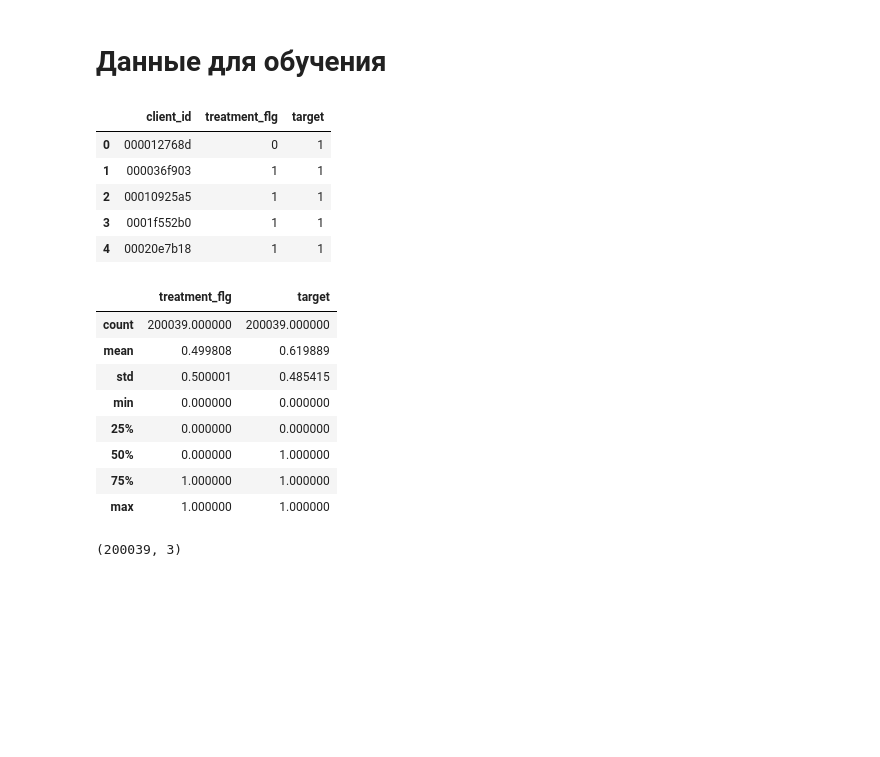
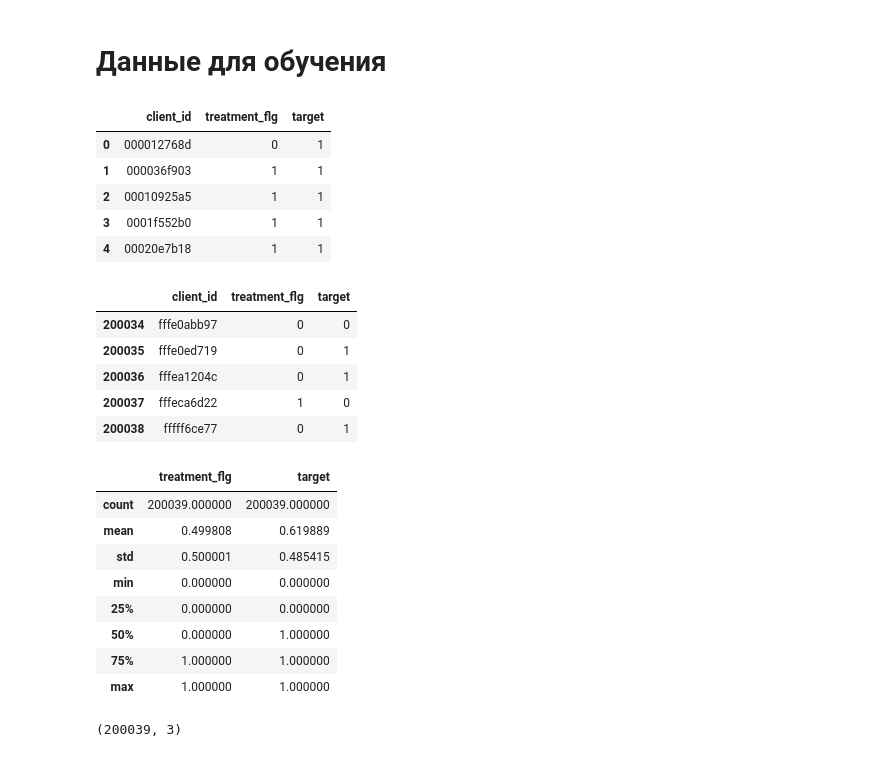
Before and after one commit to JacKira/MastersDegree, a Jupyter notebook: Notebooks/X5/DataView.ipynb, the cells around one changed output. Drawn from its saved outputs; the diff is of its cells as text; code cells hidden in the pictures; blank space fills up the shorter version.

```diff
--- a/Notebooks/X5/DataView.ipynb
+++ b/Notebooks/X5/DataView.ipynb
@@ -65,22 +65,29 @@ print(df_clients.shape)
 # %%
 df_train = pd.read_csv('D:\\Documents\\GitHub\\MastersDegree\\Datasets\\X5\\data\\uplift_train.csv')
 display(df_train.head())
+display(df_train.tail())
 display(df_train.describe())
 print(df_train.shape)
 # %% [output]
 |  | client_id | treatment_flg | target |
 | 0 | 000012768d | 0 | 1 |
 | 1 | 000036f903 | 1 | 1 |
 | 2 | 00010925a5 | 1 | 1 |
 | 3 | 0001f552b0 | 1 | 1 |
 | 4 | 00020e7b18 | 1 | 1 |
-|  | treatment_flg | target |
-| count | 200039.000000 | 200039.000000 |
-| mean | 0.499808 | 0.619889 |
-| std | 0.500001 | 0.485415 |
-| min | 0.000000 | 0.000000 |
-| 25% | 0.000000 | 0.000000 |
-| 50% | 0.000000 | 1.000000 |
-| 75% | 1.000000 | 1.000000 |
-| max | 1.000000 | 1.000000 |
+|  | client_id | treatment_flg | target |
+| 200034 | fffe0abb97 | 0 | 0 |
+| 200035 | fffe0ed719 | 0 | 1 |
+| 200036 | fffea1204c | 0 | 1 |
+| 200037 | fffeca6d22 | 1 | 0 |
+| 200038 | fffff6ce77 | 0 | 1 |
+|  | treatment_flg | target |
+| count | 200039.000000 | 200039.000000 |
+| mean | 0.499808 | 0.619889 |
+| std | 0.500001 | 0.485415 |
+| min | 0.000000 | 0.000000 |
+| 25% | 0.000000 | 0.000000 |
+| 50% | 0.000000 | 1.000000 |
+| 75% | 1.000000 | 1.000000 |
+| max | 1.000000 | 1.000000 |
 (200039, 3)
```
Also changed, not shown: 3 other files.
